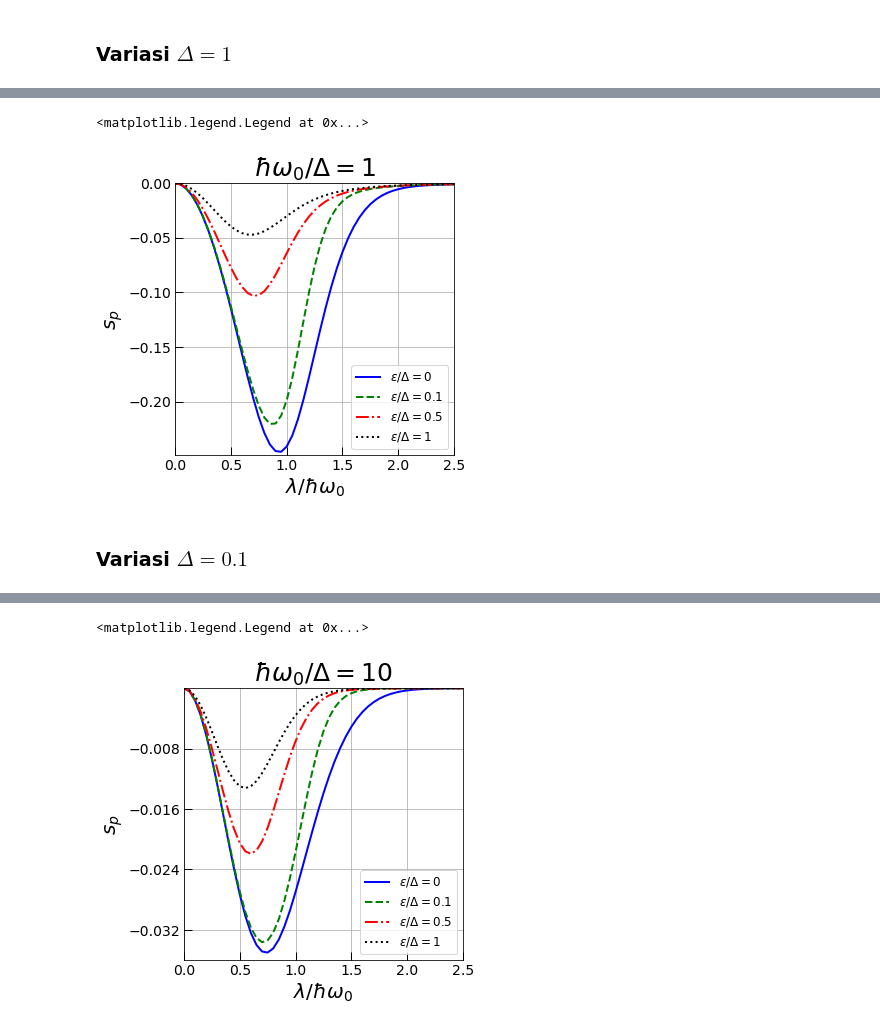
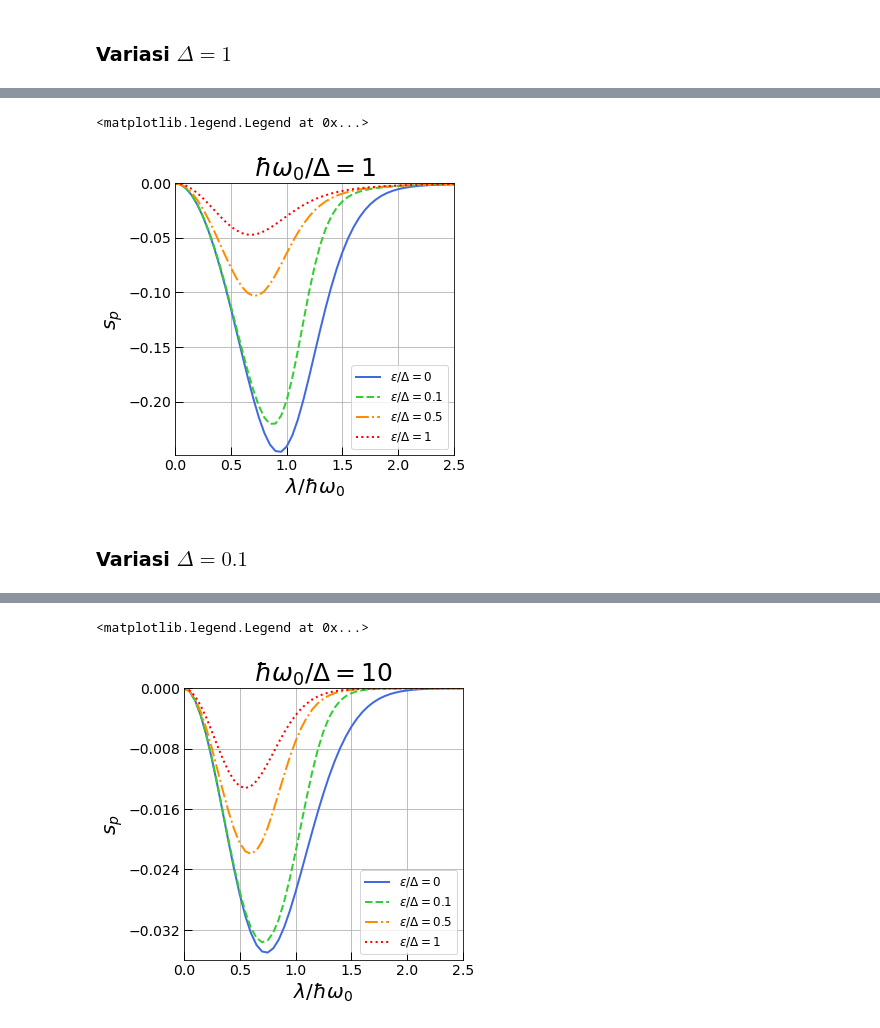
Before and after one commit to mukhamadazistholib/QubitOsc, a Jupyter notebook: squeezingOsc.ipynb, the cells around one changed output, grey strips where cells are left out. Drawn from its saved outputs; the diff is of its cells as text; code cells hidden in the pictures.

```diff
--- a/squeezingOsc.ipynb
+++ b/squeezingOsc.ipynb
@@ -218,10 +216,10 @@ sp4 = 2*variance(op_p, psi_list_4)-1
 # %%
 fig, axes = plt.subplots(1, 1, sharex=True, figsize=(5,5))
 
-axes.plot(g_list/(2*np.pi), sp1, 'blue', linewidth=2, label=r"$\epsilon/\Delta = 0$")
-axes.plot(g_list/(2*np.pi), sp2, 'green', linewidth=2, linestyle='--', label=r"$\epsilon/\Delta = 0.1$")
-axes.plot(g_list/(2*np.pi), sp3, 'red', linewidth=2, linestyle='dashdot', label=r"$\epsilon/\Delta = 0.5$")
-axes.plot(g_list/(2*np.pi), sp4, 'black', linewidth=2, linestyle='dotted', label=r"$\epsilon/\Delta = 1$")
+axes.plot(g_list/(2*np.pi), sp1, 'royalblue', linewidth=2, label=r"$\epsilon/\Delta = 0$")
+axes.plot(g_list/(2*np.pi), sp2, 'limegreen', linewidth=2, linestyle='--', label=r"$\epsilon/\Delta = 0.1$")
+axes.plot(g_list/(2*np.pi), sp3, 'darkorange', linewidth=2, linestyle='dashdot', label=r"$\epsilon/\Delta = 0.5$")
+axes.plot(g_list/(2*np.pi), sp4, 'red', linewidth=2, linestyle='dotted', label=r"$\epsilon/\Delta = 1$")
 
 axes.set(xlim=(0, 2.5), ylim=(-0.249, 0))
 axes.set_ylabel(r"$s_p$", fontsize=20)
@@ -235,7 +233,7 @@ axes.grid()
 axes.legend(loc=4, fontsize=12)
 # %% [output]
 <matplotlib.legend.Legend at 0x...>
-[figure, old version]
+[figure, new version]
 # %% [markdown]
 ### **Variasi $\Delta=0.1$**
 # %%
@@ -323,22 +321,22 @@ sp4 = 2*variance(op_p, psi_list_4)-1
 # %%
 fig, axes = plt.subplots(1, 1, sharex=True, figsize=(5, 5))
 
-axes.plot(g_list/(2*np.pi), sp1, 'blue', linewidth=2, label=r"$\epsilon/\Delta = 0$")
-axes.plot(g_list/(2*np.pi), sp2, 'green', linewidth=2, linestyle='--', label=r"$\epsilon/\Delta = 0.1$")
-axes.plot(g_list/(2*np.pi), sp3, 'red', linewidth=2, linestyle='dashdot', label=r"$\epsilon/\Delta = 0.5$")
-axes.plot(g_list/(2*np.pi), sp4, 'black', linewidth=2, linestyle='dotted', label=r"$\epsilon/\Delta = 1$")
+axes.plot(g_list/(2*np.pi), sp1, 'royalblue', linewidth=2, label=r"$\epsilon/\Delta = 0$")
+axes.plot(g_list/(2*np.pi), sp2, 'limegreen', linewidth=2, linestyle='--', label=r"$\epsilon/\Delta = 0.1$")
+axes.plot(g_list/(2*np.pi), sp3, 'darkorange', linewidth=2, linestyle='dashdot', label=r"$\epsilon/\Delta = 0.5$")
+axes.plot(g_list/(2*np.pi), sp4, 'red', linewidth=2, linestyle='dotted', label=r"$\epsilon/\Delta = 1$")
 
-axes.set_yticks(np.arange(-0.04, 0, 0.008))
+axes.set_yticks(np.arange(-0.04, 0.001, 0.008))
 axes.set(xlim=(0, 2.5), ylim=(-0.036, 0))
 axes.set_ylabel(r"$s_p$", fontsize=20)
 axes.set_xlabel(r"$\lambda/\hbar\omega_{0}$", fontsize=20)
 axes.set_title(r"$\hbar\omega_0/\Delta = 10$", fontsize=25)
 
 axes.tick_params(axis="x", direction="in", length=8, width=1, labelsize=14)
 axes.tick_params(axis="y", direction="in", length=8, width=1, labelsize=14)
 
 axes.grid()
 axes.legend(loc=4, fontsize=12)
 # %% [output]
 <matplotlib.legend.Legend at 0x...>
-[figure, old version]
+[figure, new version]
```
Also changed, not shown: parts of 2 cells of this notebook, 2 other files.
